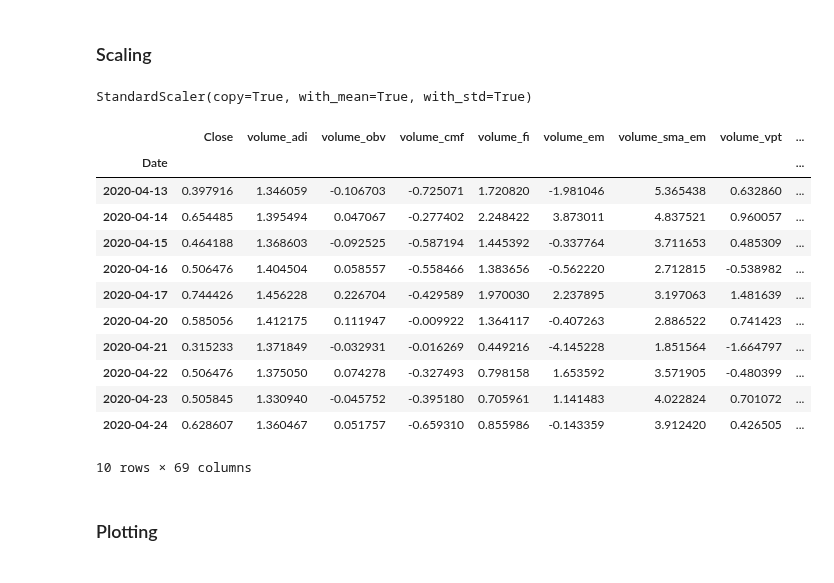
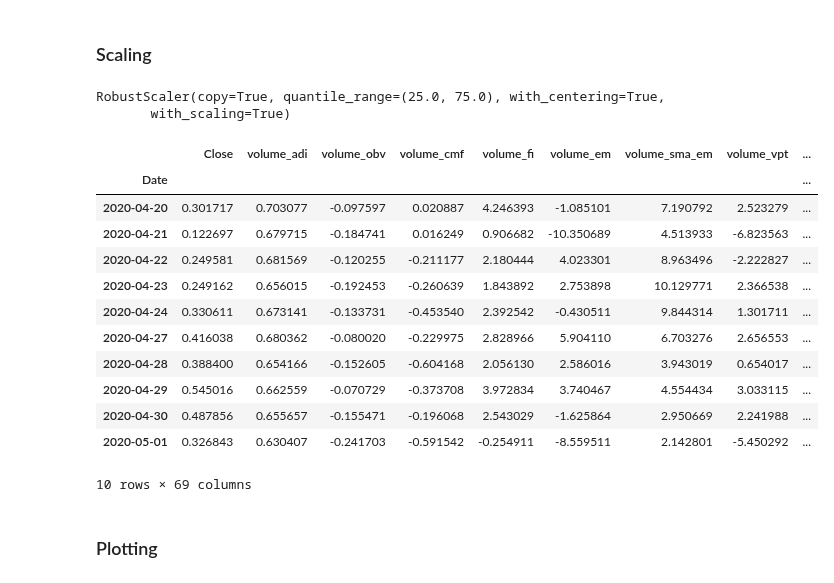
Before and after one commit to marcosan93/Price-Forecaster, a Jupyter notebook: Stock-RNN-Deep-Learning-TechIndicators.ipynb, the cells around one changed output. Cells and saved outputs as stored; diff of their text form; code cells hidden in the pictures.

```diff
--- a/Stock-RNN-Deep-Learning-TechIndicators.ipynb
+++ b/Stock-RNN-Deep-Learning-TechIndicators.ipynb
@@ -60,30 +62,31 @@ df = df.tail(1000)
 ### Scaling
 # %%
 # Scale fitting the close prices separately for inverse_transformations purposes later
-close_scaler = StandardScaler()
+close_scaler = RobustScaler()
 
 close_scaler.fit(df[['Close']])
 # %% [output]
-StandardScaler(copy=True, with_mean=True, with_std=True)
+RobustScaler(copy=True, quantile_range=(25.0, 75.0), with_centering=True,
+       with_scaling=True)
 # %%
 # Normalizing/Scaling the Data
-scaler = StandardScaler()
+scaler = RobustScaler()
 df = pd.DataFrame(scaler.fit_transform(df), columns=df.columns, index=df.index)
 
 df.tail(10)
 # %% [output]
 |  | Close | volume_adi | volume_obv | volume_cmf | volume_fi | volume_em | volume_sma_em | volume_vpt | ... |
 | Date |  |  |  |  |  |  |  |  | ... |
-| 2020-04-13 | 0.397916 | 1.346059 | -0.106703 | -0.725071 | 1.720820 | -1.981046 | 5.365438 | 0.632860 | ... |
-| 2020-04-14 | 0.654485 | 1.395494 | 0.047067 | -0.277402 | 2.248422 | 3.873011 | 4.837521 | 0.960057 | ... |
-| 2020-04-15 | 0.464188 | 1.368603 | -0.092525 | -0.587194 | 1.445392 | -0.337764 | 3.711653 | 0.485309 | ... |
-| 2020-04-16 | 0.506476 | 1.404504 | 0.058557 | -0.558466 | 1.383656 | -0.562220 | 2.712815 | -0.538982 | ... |
-| 2020-04-17 | 0.744426 | 1.456228 | 0.226704 | -0.429589 | 1.970030 | 2.237895 | 3.197063 | 1.481639 | ... |
-| 2020-04-20 | 0.585056 | 1.412175 | 0.111947 | -0.009922 | 1.364117 | -0.407263 | 2.886522 | 0.741423 | ... |
-| 2020-04-21 | 0.315233 | 1.371849 | -0.032931 | -0.016269 | 0.449216 | -4.145228 | 1.851564 | -1.664797 | ... |
-| 2020-04-22 | 0.506476 | 1.375050 | 0.074278 | -0.327493 | 0.798158 | 1.653592 | 3.571905 | -0.480399 | ... |
-| 2020-04-23 | 0.505845 | 1.330940 | -0.045752 | -0.395180 | 0.705961 | 1.141483 | 4.022824 | 0.701072 | ... |
-| 2020-04-24 | 0.628607 | 1.360467 | 0.051757 | -0.659310 | 0.855986 | -0.143359 | 3.912420 | 0.426505 | ... |
+| 2020-04-20 | 0.301717 | 0.703077 | -0.097597 | 0.020887 | 4.246393 | -1.085101 | 7.190792 | 2.523279 | ... |
+| 2020-04-21 | 0.122697 | 0.679715 | -0.184741 | 0.016249 | 0.906682 | -10.350689 | 4.513933 | -6.823563 | ... |
+| 2020-04-22 | 0.249581 | 0.681569 | -0.120255 | -0.211177 | 2.180444 | 4.023301 | 8.963496 | -2.222827 | ... |
+| 2020-04-23 | 0.249162 | 0.656015 | -0.192453 | -0.260639 | 1.843892 | 2.753898 | 10.129771 | 2.366538 | ... |
+| 2020-04-24 | 0.330611 | 0.673141 | -0.133731 | -0.453540 | 2.392542 | -0.430511 | 9.844314 | 1.301711 | ... |
+| 2020-04-27 | 0.416038 | 0.680362 | -0.080020 | -0.229975 | 2.828966 | 5.904110 | 6.703276 | 2.656553 | ... |
+| 2020-04-28 | 0.388400 | 0.654166 | -0.152605 | -0.604168 | 2.056130 | 2.586016 | 3.943019 | 0.654017 | ... |
+| 2020-04-29 | 0.545016 | 0.662559 | -0.070729 | -0.373708 | 3.972834 | 3.740467 | 4.554434 | 3.033115 | ... |
+| 2020-04-30 | 0.487856 | 0.655657 | -0.155471 | -0.196068 | 2.543029 | -1.625864 | 2.950669 | 2.241988 | ... |
+| 2020-05-01 | 0.326843 | 0.630407 | -0.241703 | -0.591542 | -0.254911 | -8.559511 | 2.142801 | -5.450292 | ... |
 10 rows × 69 columns
 # %% [markdown]
 ### Plotting
```
Also changed, not shown: parts of 14 cells of this notebook, 1 other file.
